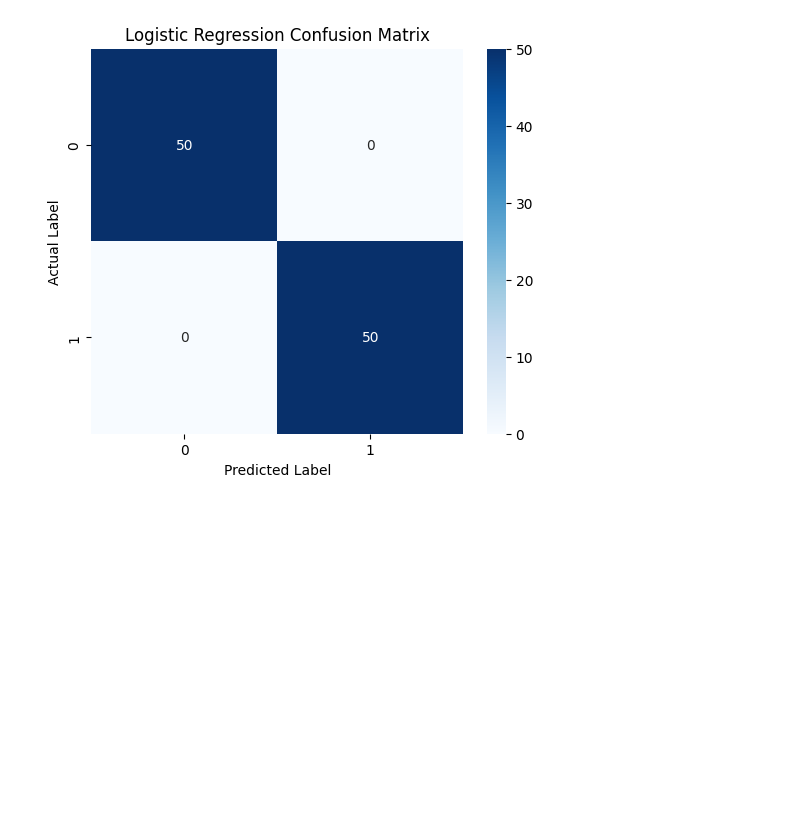
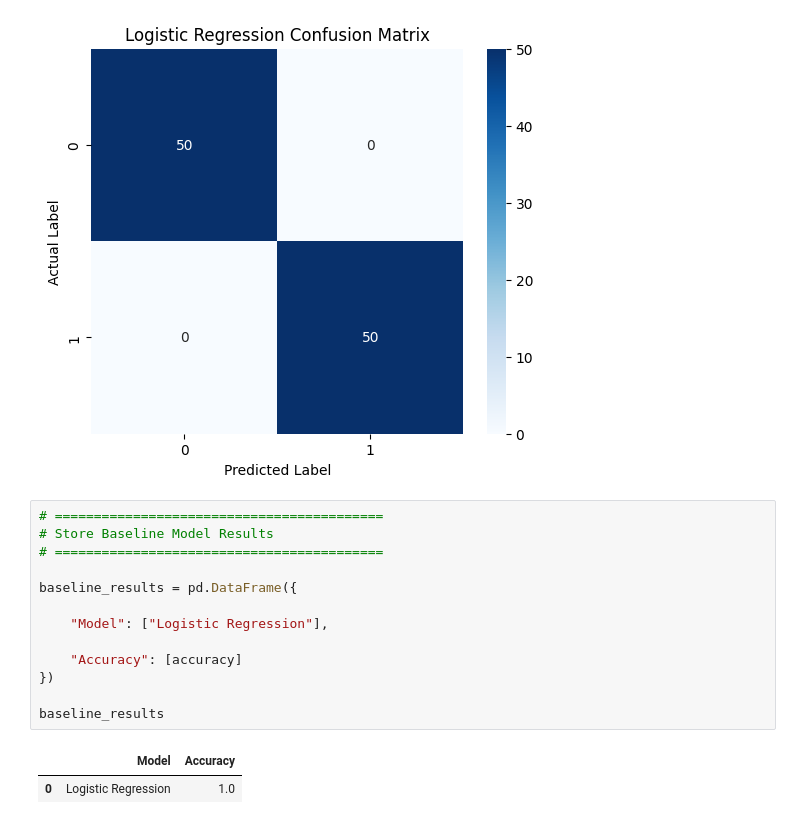
Before and after one commit to premprakash123/healthcare-chronic-disease-analysis, a Jupyter notebook: notebooks/04_model_building.ipynb, the cells around one changed output. Drawn from its saved outputs; the diff is of its cells as text; blank space fills up the shorter version.

```diff
--- a/notebooks/04_model_building.ipynb
+++ b/notebooks/04_model_building.ipynb
@@ -222,3 +222,19 @@ plt.ylabel("Actual Label")
 plt.show()
 # %% [output]
 [figure]
+# %%
+# ==========================================
+# Store Baseline Model Results
+# ==========================================
+
+baseline_results = pd.DataFrame({
+
+    "Model": ["Logistic Regression"],
+
+    "Accuracy": [accuracy]
+})
+
+baseline_results
+# %% [output]
+|  | Model | Accuracy |
+| 0 | Logistic Regression | 1.0 |
```
Also changed, not shown: parts of 2 cells of this notebook.
